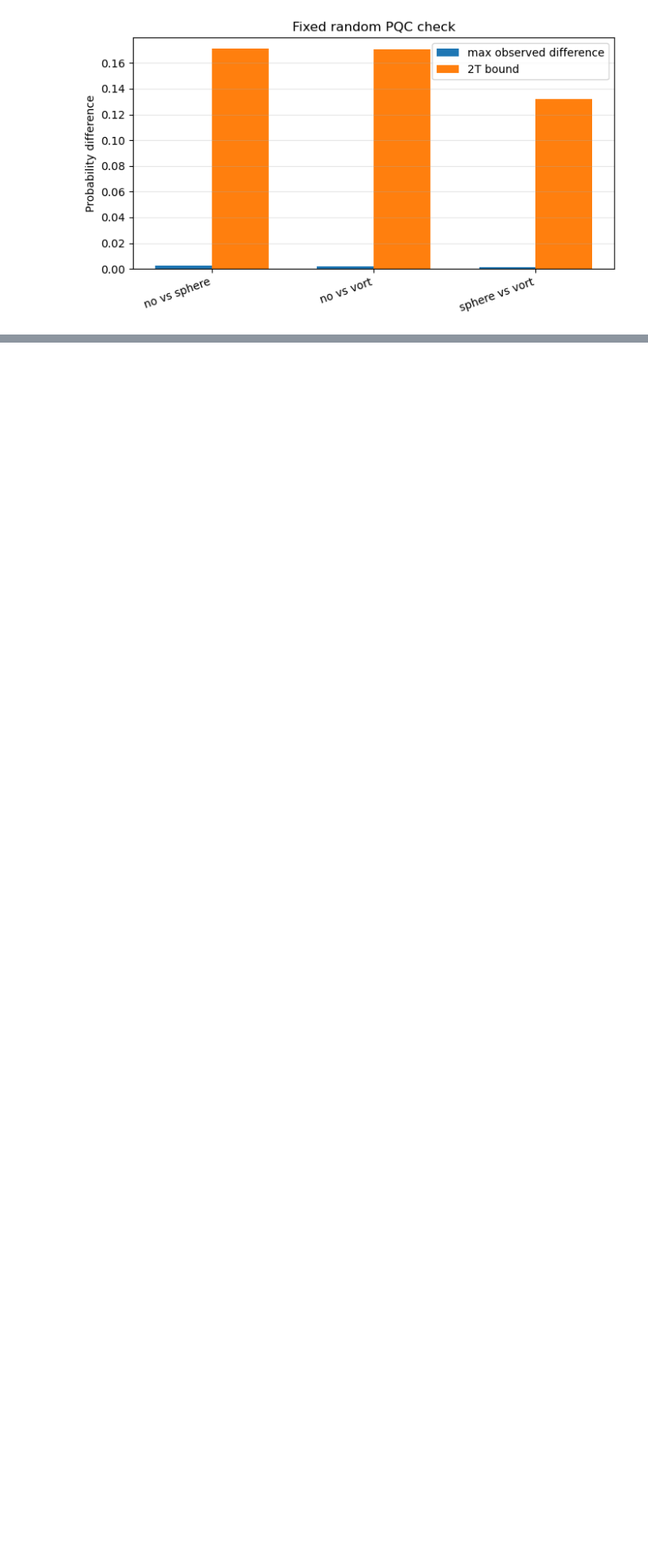
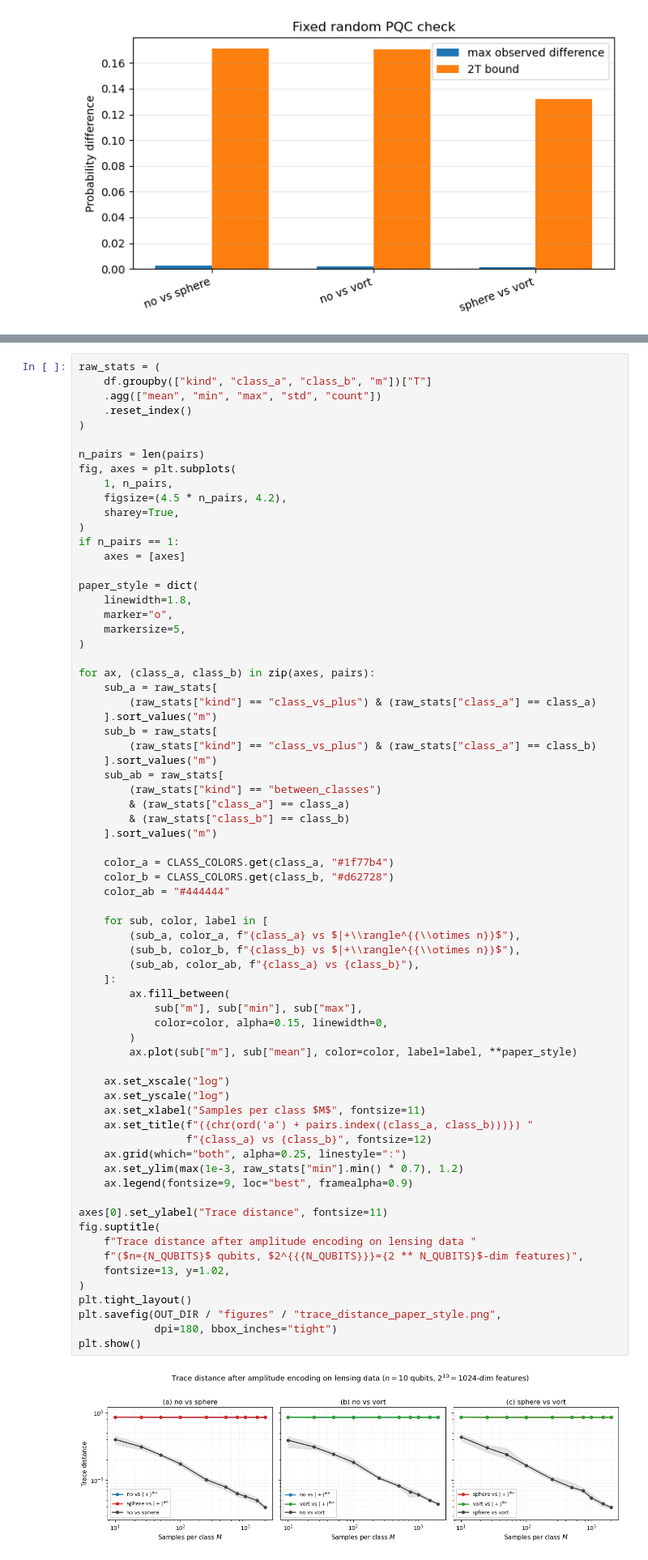
Before and after one commit to sushmanthreddy/deeplense-quantum, a Jupyter notebook: notebooks/amplitude_testing/datavisualization_amplitude.ipynb, the cells around one changed output, grey strips where cells are left out. Shown at 81% size. Drawn from its saved outputs; the diff is of its cells as text; blank space fills up the shorter version.

```diff
--- a/notebooks/amplitude_testing/datavisualization_amplitude.ipynb
+++ b/notebooks/amplitude_testing/datavisualization_amplitude.ipynb
@@ -531,0 +782,71 @@ plt.show()
+# %%
+raw_stats = (
+    df.groupby(["kind", "class_a", "class_b", "m"])["T"]
+    .agg(["mean", "min", "max", "std", "count"])
+    .reset_index()
+)
+
+n_pairs = len(pairs)
+fig, axes = plt.subplots(
+    1, n_pairs,
+    figsize=(4.5 * n_pairs, 4.2),
+    sharey=True,
+)
+if n_pairs == 1:
+    axes = [axes]
+
+paper_style = dict(
+    linewidth=1.8,
+    marker="o",
+    markersize=5,
+)
+
+for ax, (class_a, class_b) in zip(axes, pairs):
+    sub_a = raw_stats[
+        (raw_stats["kind"] == "class_vs_plus") & (raw_stats["class_a"] == class_a)
+    ].sort_values("m")
+    sub_b = raw_stats[
+        (raw_stats["kind"] == "class_vs_plus") & (raw_stats["class_a"] == class_b)
+    ].sort_values("m")
+    sub_ab = raw_stats[
+        (raw_stats["kind"] == "between_classes")
+        & (raw_stats["class_a"] == class_a)
+        & (raw_stats["class_b"] == class_b)
+    ].sort_values("m")
+
+    color_a = CLASS_COLORS.get(class_a, "#1f77b4")
+    color_b = CLASS_COLORS.get(class_b, "#d62728")
+    color_ab = "#444444"
+
+    for sub, color, label in [
+        (sub_a, color_a, f"{class_a} vs $|+\\rangle^{{\\otimes n}}$"),
+        (sub_b, color_b, f"{class_b} vs $|+\\rangle^{{\\otimes n}}$"),
+        (sub_ab, color_ab, f"{class_a} vs {class_b}"),
+    ]:
+        ax.fill_between(
+            sub["m"], sub["min"], sub["max"],
+            color=color, alpha=0.15, linewidth=0,
+        )
+        ax.plot(sub["m"], sub["mean"], color=color, label=label, **paper_style)
+
+    ax.set_xscale("log")
+    ax.set_yscale("log")
+    ax.set_xlabel("Samples per class $M$", fontsize=11)
+    ax.set_title(f"({chr(ord('a') + pairs.index((class_a, class_b)))}) "
+                 f"{class_a} vs {class_b}", fontsize=12)
+    ax.grid(which="both", alpha=0.25, linestyle=":")
+    ax.set_ylim(max(1e-3, raw_stats["min"].min() * 0.7), 1.2)
+    ax.legend(fontsize=9, loc="best", framealpha=0.9)
+
+axes[0].set_ylabel("Trace distance", fontsize=11)
+fig.suptitle(
+    f"Trace distance after amplitude encoding on lensing data "
+    f"($n={N_QUBITS}$ qubits, $2^{{{N_QUBITS}}}={2 ** N_QUBITS}$-dim features)",
+    fontsize=13, y=1.02,
+)
+plt.tight_layout()
+plt.savefig(OUT_DIR / "figures" / "trace_distance_paper_style.png",
+            dpi=180, bbox_inches="tight")
+plt.show()
+# %% [output]
+[figure, added]
```
Also changed, not shown: parts of 7 cells of this notebook, 3 other files.
